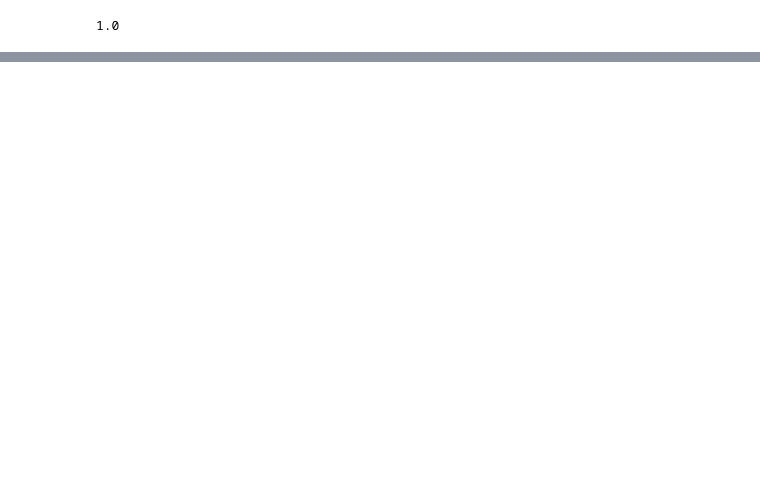
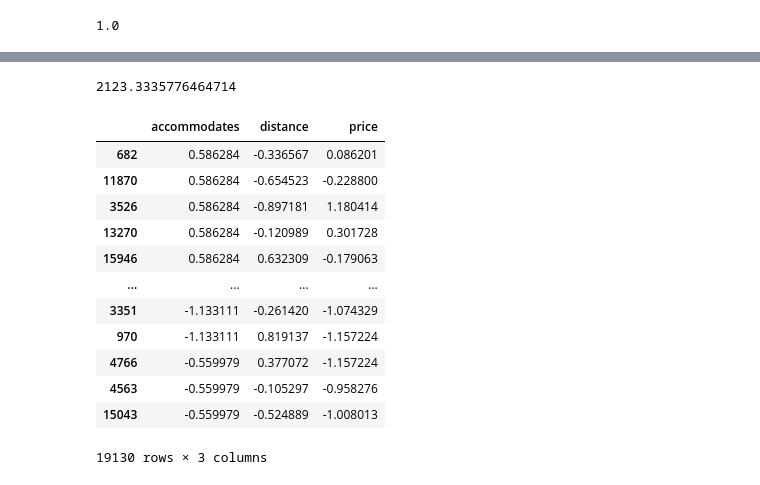
Before and after one commit to afoone/caipc-laberit-oct2022, a Jupyter notebook: 05-KNN Multivariante - con muchas variables.ipynb, the cells around one changed output, grey strips where cells are left out. Cells and saved outputs as stored; diff of their text form; code cells hidden in the pictures; blank space fills up the shorter version.

```diff
--- a/05-KNN Multivariante - con muchas variables.ipynb
+++ b/05-KNN Multivariante - con muchas variables.ipynb
@@ -182,0 +441,19 @@ accommodates_normalized.std()
+# %%
+## haversine distance
+ # pip install haversine
+from haversine import haversine, Unit
+
+# puerta de alcalá
+center = (40.419991, -3.688737)
+first = (madrid.iloc[0]['latitude'], madrid.iloc[0]['longitude'])
+
+haversine(center, first, Unit.METERS)
+# %% [output]
+2123.3335776464714
+# %%
+def calcula_distancia(punto):
+    return haversine(punto, center, Unit.METERS)
+
+madrid['distance'] = madrid[['latitude', 'longitude']].apply(calcula_distancia, axis=1)
+# %%
+df = madrid[['accommodates', 'distance', 'price']]
@@ -182,0 +462,18 @@ accommodates_normalized.std()
+# %%
+df = (df - df.mean())/df.std()
+# %%
+df
+# %% [output]
+|  | accommodates | distance | price |
+| 682 | 0.586284 | -0.336567 | 0.086201 |
+| 11870 | 0.586284 | -0.654523 | -0.228800 |
+| 3526 | 0.586284 | -0.897181 | 1.180414 |
+| 13270 | 0.586284 | -0.120989 | 0.301728 |
+| 15946 | 0.586284 | 0.632309 | -0.179063 |
+| ... | ... | ... | ... |
+| 3351 | -1.133111 | -0.261420 | -1.074329 |
+| 970 | -1.133111 | 0.819137 | -1.157224 |
+| 4766 | -0.559979 | 0.377072 | -1.157224 |
+| 4563 | -0.559979 | -0.105297 | -0.958276 |
+| 15043 | -0.559979 | -0.524889 | -1.008013 |
+19130 rows × 3 columns
```
Also changed, not shown: parts of 71 cells of this notebook, 1 other file.
